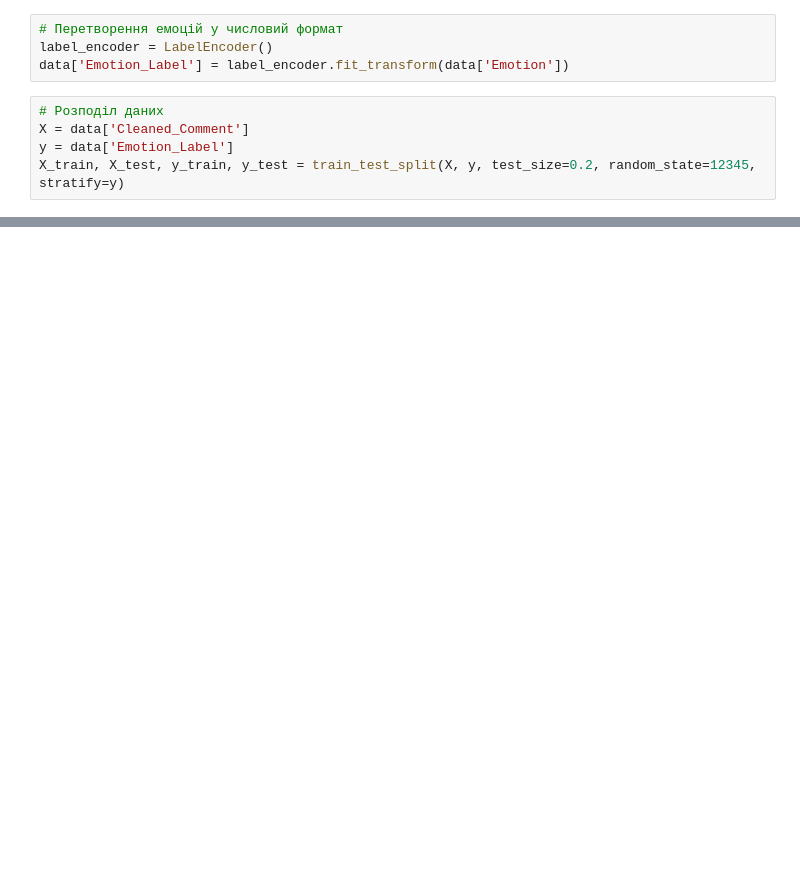
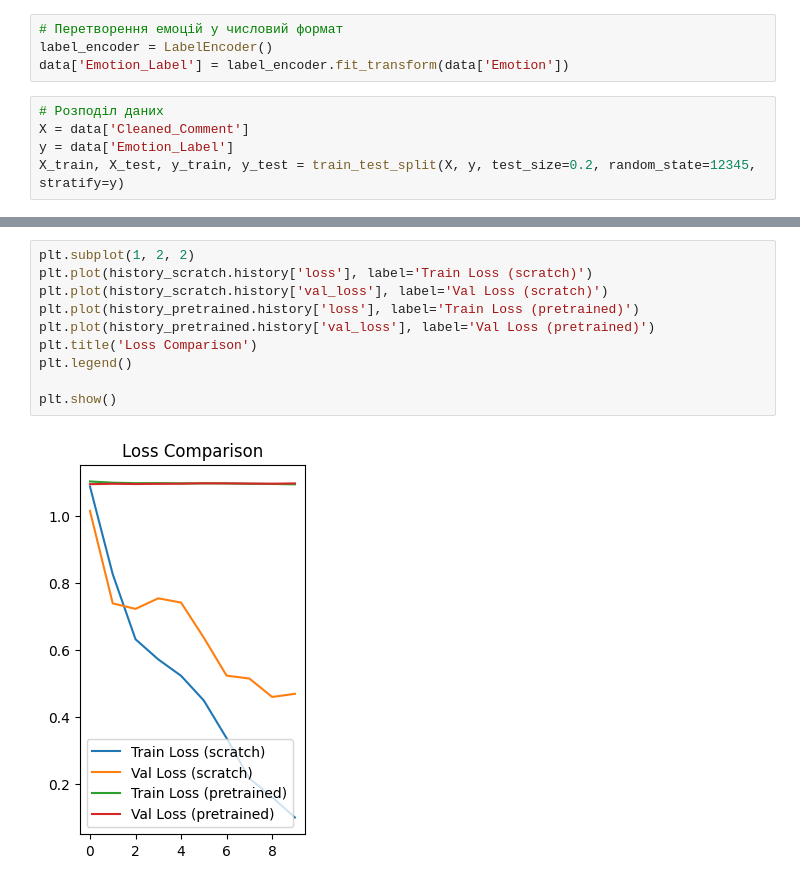
Before and after one commit to Tigrrron32/Data-Analysis, a Jupyter notebook: lab3/lab3_pt3.ipynb, the cells around one changed output, grey strips where cells are left out. Cells and saved outputs as stored; diff of their text form; blank space fills up the shorter version.

```diff
--- a/lab3/lab3_pt3.ipynb
+++ b/lab3/lab3_pt3.ipynb
@@ -125,0 +162,12 @@ plt.show()
+# %%
+plt.subplot(1, 2, 2)
+plt.plot(history_scratch.history['loss'], label='Train Loss (scratch)')
+plt.plot(history_scratch.history['val_loss'], label='Val Loss (scratch)')
+plt.plot(history_pretrained.history['loss'], label='Train Loss (pretrained)')
+plt.plot(history_pretrained.history['val_loss'], label='Val Loss (pretrained)')
+plt.title('Loss Comparison')
+plt.legend()
+
+plt.show()
+# %% [output]
+[figure, added]
```
Also changed, not shown: parts of 11 cells of this notebook, 1 other file.
